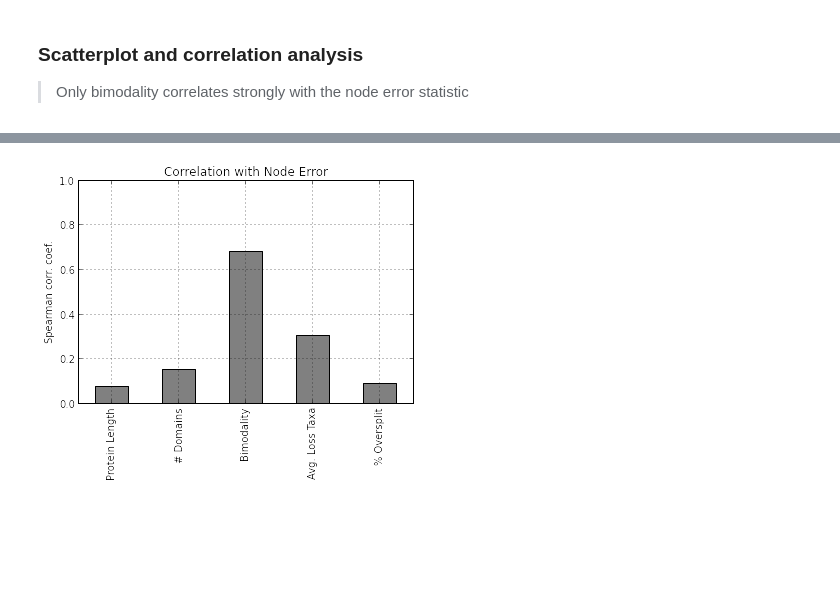
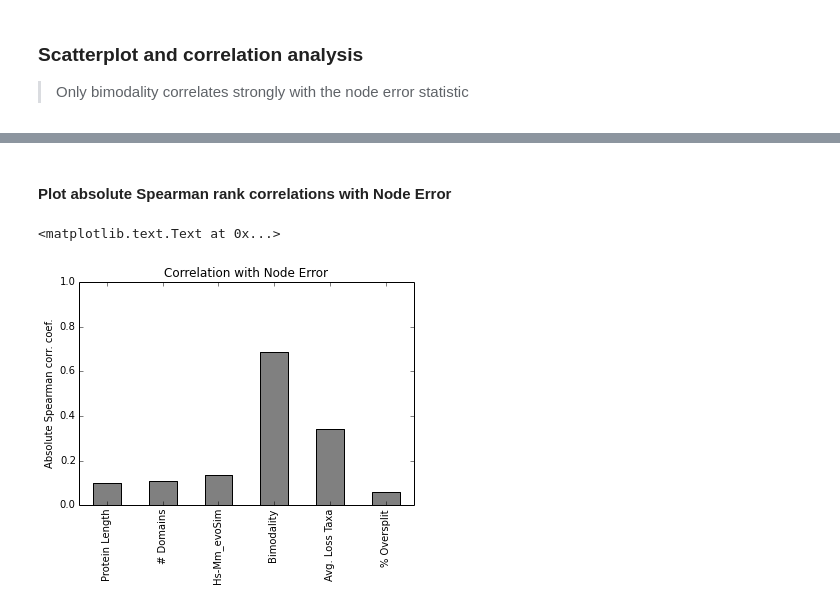
Before and after one commit to bliebeskind/Gene-Ages, a Jupyter notebook: Notebooks/errorCorrelation_plotting.ipynb, the cells around one changed output, grey strips where cells are left out. Saved outputs shown, nothing was run; the diff lists cells and outputs as text; code cells hidden in the pictures; blank space fills up the shorter version.

```diff
--- a/Notebooks/errorCorrelation_plotting.ipynb
+++ b/Notebooks/errorCorrelation_plotting.ipynb
@@ -16,19 +28,18 @@ numDomains = pd.read_csv("numDomains.csv",index_col=0,names=["numDomains"]).sort
 # %%
-nodeStats = pd.read_csv("../../nodeStats/nodeStats_HUMAN.csv",index_col=0).sort()[["Bimodality","NodeError"]]
+nodeStats = pd.read_csv("../../nodeStats/nodeStats_HUMAN.csv",index_col=0).sort_index()[["Bimodality","NodeError"]]
 # %%
-lossTaxa = pd.read_csv("../../Errors/lossStats_HUMAN.csv",index_col=0).sort()[["mean"]]
+lossTaxa = pd.read_csv("../../Errors/lossStats_HUMAN.csv",index_col=0).sort_index()[["mean"]]
 lossTaxa.columns = ["meanLossTaxa"]
 # %%
-fracOverSplit = pd.read_csv("../../Errors/HUMAN_LDO_summary.csv",index_col=0).sort()
+fracOverSplit = pd.read_csv("../../Errors/HUMAN_LDO_summary.csv",index_col=0).sort_index()
 fracOverSplit.columns = ["fracOverSplit"]
 # %% [markdown]
 ### Make concatenated dataframe
 # %%
-all_stats = pd.concat([lengths,numDomains,nodeStats,lossTaxa,fracOverSplit],axis=1)
+all_stats = pd.concat([lengths,numDomains,mouse_human,nodeStats,lossTaxa,fracOverSplit],axis=1)
 all_stats.dropna(inplace=True)
-all_stats["fracOverSplit"].fillna(0,inplace=True)
 all_stats = all_stats.convert_objects(convert_numeric=True)
-all_stats.columns = ["Protein Length","# Domains","Bimodality",
+all_stats.columns = ["Protein Length","# Domains","Hs-Mm_evoSim","Bimodality",
                      "Node Error","Avg. Loss Taxa","% Oversplit"]
 all_stats.head()
 # %% [output]
@@ -69,10 +83,15 @@ correlations
+# %% [markdown]
+#### Plot absolute Spearman rank correlations with Node Error
 # %%
-correlations.drop("Node Error",axis=1).ix["Node Error",].plot(
+absCorrs = correlations.applymap(np.abs)
+
+absCorrs.drop("Node Error",axis=1).ix["Node Error",].plot(
     kind='bar',color='grey',ylim=(0,1),title="Correlation with Node Error")
-plt.ylabel("Spearman corr. coef.")
+plt.ylabel("Absolute Spearman corr. coef.")
 
 #plt.savefig("correlation_barPlot.svg")
 # %% [output]
+<matplotlib.text.Text at 0x...>
-[figure, old version]
+[figure, new version]
 # %%
 # correlations.to_csv("errorCorrelations.csv")
```
Also changed, not shown: parts of 33 cells of this notebook.
